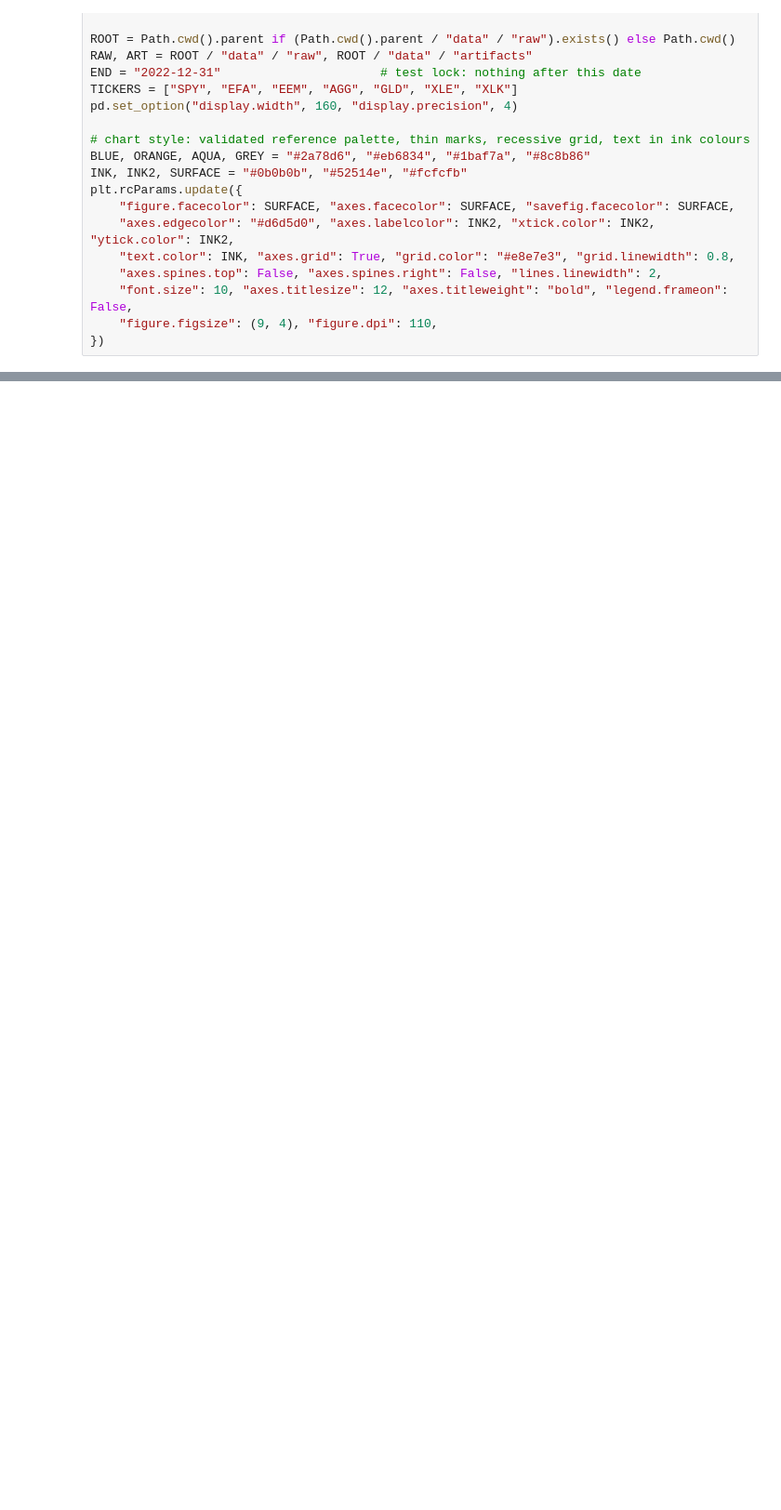
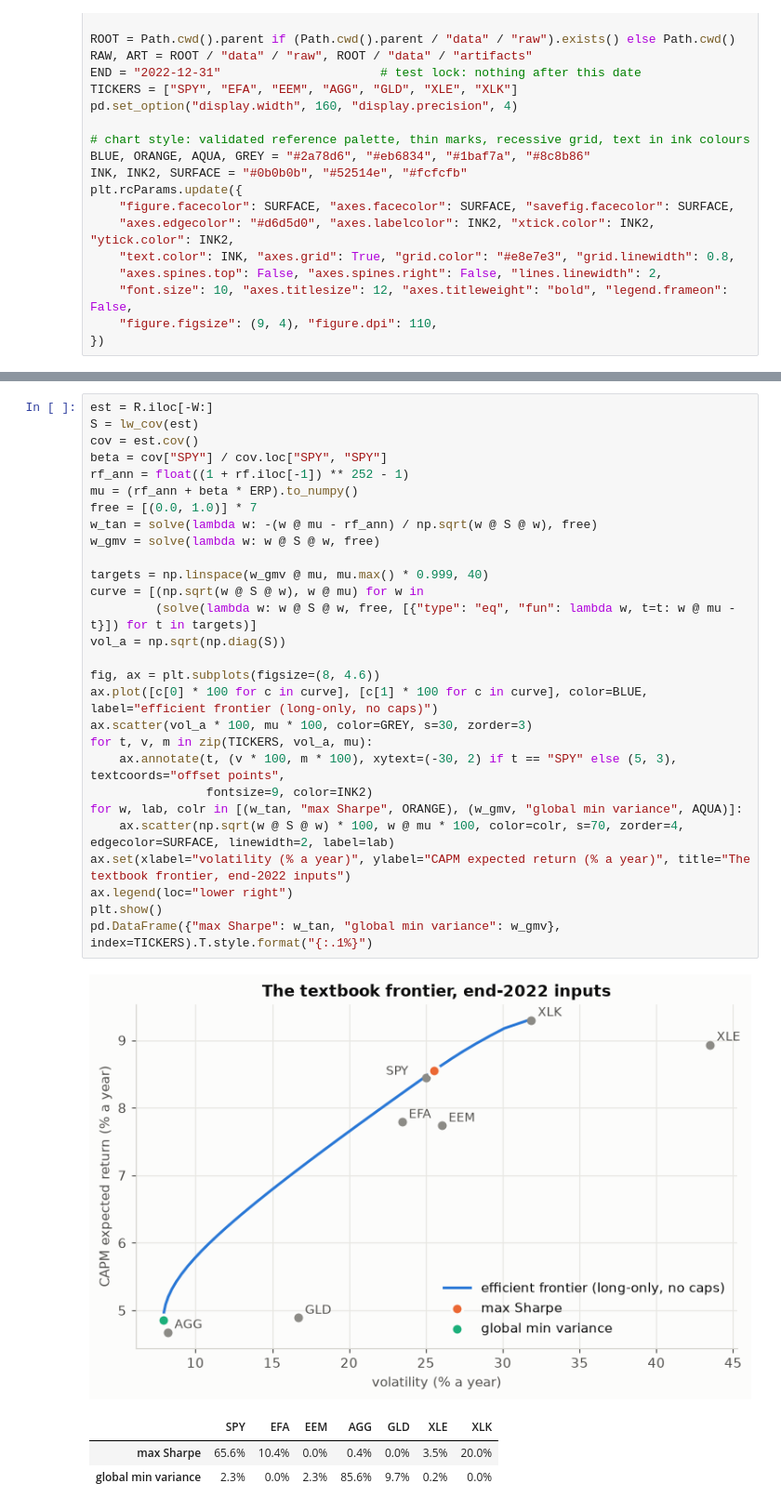
Before and after one commit to Pasidu-Mihiranga/QuantEdge, a Jupyter notebook: notebooks/02_portfolio_frontier.ipynb, the cells around one changed output, grey strips where cells are left out. Shown at 93% size. Saved outputs shown, nothing was run; the diff lists cells and outputs as text; blank space fills up the shorter version.

```diff
--- a/notebooks/02_portfolio_frontier.ipynb
+++ b/notebooks/02_portfolio_frontier.ipynb
@@ -123,0 +91,33 @@ Compare your KPIs with `data/artifacts/portfolio_scorecard_val.parquet` for the
+# %%
+est = R.iloc[-W:]
+S = lw_cov(est)
+cov = est.cov()
+beta = cov["SPY"] / cov.loc["SPY", "SPY"]
+rf_ann = float((1 + rf.iloc[-1]) ** 252 - 1)
+mu = (rf_ann + beta * ERP).to_numpy()
+free = [(0.0, 1.0)] * 7
+w_tan = solve(lambda w: -(w @ mu - rf_ann) / np.sqrt(w @ S @ w), free)
+w_gmv = solve(lambda w: w @ S @ w, free)
+
+targets = np.linspace(w_gmv @ mu, mu.max() * 0.999, 40)
+curve = [(np.sqrt(w @ S @ w), w @ mu) for w in
+         (solve(lambda w: w @ S @ w, free, [{"type": "eq", "fun": lambda w, t=t: w @ mu - t}]) for t in targets)]
+vol_a = np.sqrt(np.diag(S))
+
+fig, ax = plt.subplots(figsize=(8, 4.6))
+ax.plot([c[0] * 100 for c in curve], [c[1] * 100 for c in curve], color=BLUE, label="efficient frontier (long-only, no caps)")
+ax.scatter(vol_a * 100, mu * 100, color=GREY, s=30, zorder=3)
+for t, v, m in zip(TICKERS, vol_a, mu):
+    ax.annotate(t, (v * 100, m * 100), xytext=(-30, 2) if t == "SPY" else (5, 3), textcoords="offset points",
+                fontsize=9, color=INK2)
+for w, lab, colr in [(w_tan, "max Sharpe", ORANGE), (w_gmv, "global min variance", AQUA)]:
+    ax.scatter(np.sqrt(w @ S @ w) * 100, w @ mu * 100, color=colr, s=70, zorder=4, edgecolor=SURFACE, linewidth=2, label=lab)
+ax.set(xlabel="volatility (% a year)", ylabel="CAPM expected return (% a year)", title="The textbook frontier, end-2022 inputs")
+ax.legend(loc="lower right")
+plt.show()
+pd.DataFrame({"max Sharpe": w_tan, "global min variance": w_gmv}, index=TICKERS).T.style.format("{:.1%}")
+# %% [output]
+[figure, added]
+|  | SPY | EFA | EEM | AGG | GLD | XLE | XLK |
+| max Sharpe | 65.6% | 10.4% | 0.0% | 0.4% | 0.0% | 3.5% | 20.0% |
+| global min variance | 2.3% | 0.0% | 2.3% | 85.6% | 9.7% | 0.2% | 0.0% |
```
Also changed, not shown: parts of 50 cells of this notebook, 9 other files.
